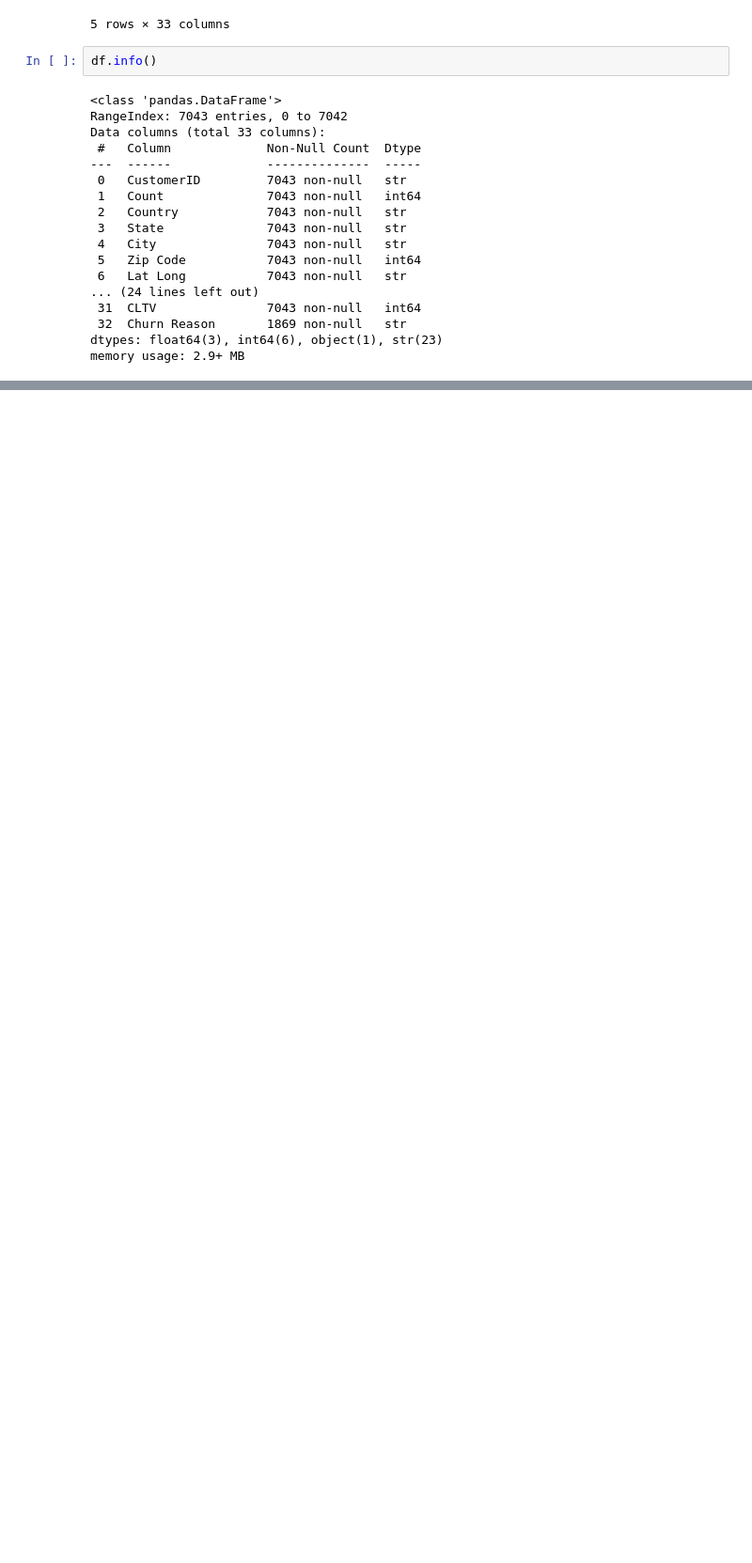
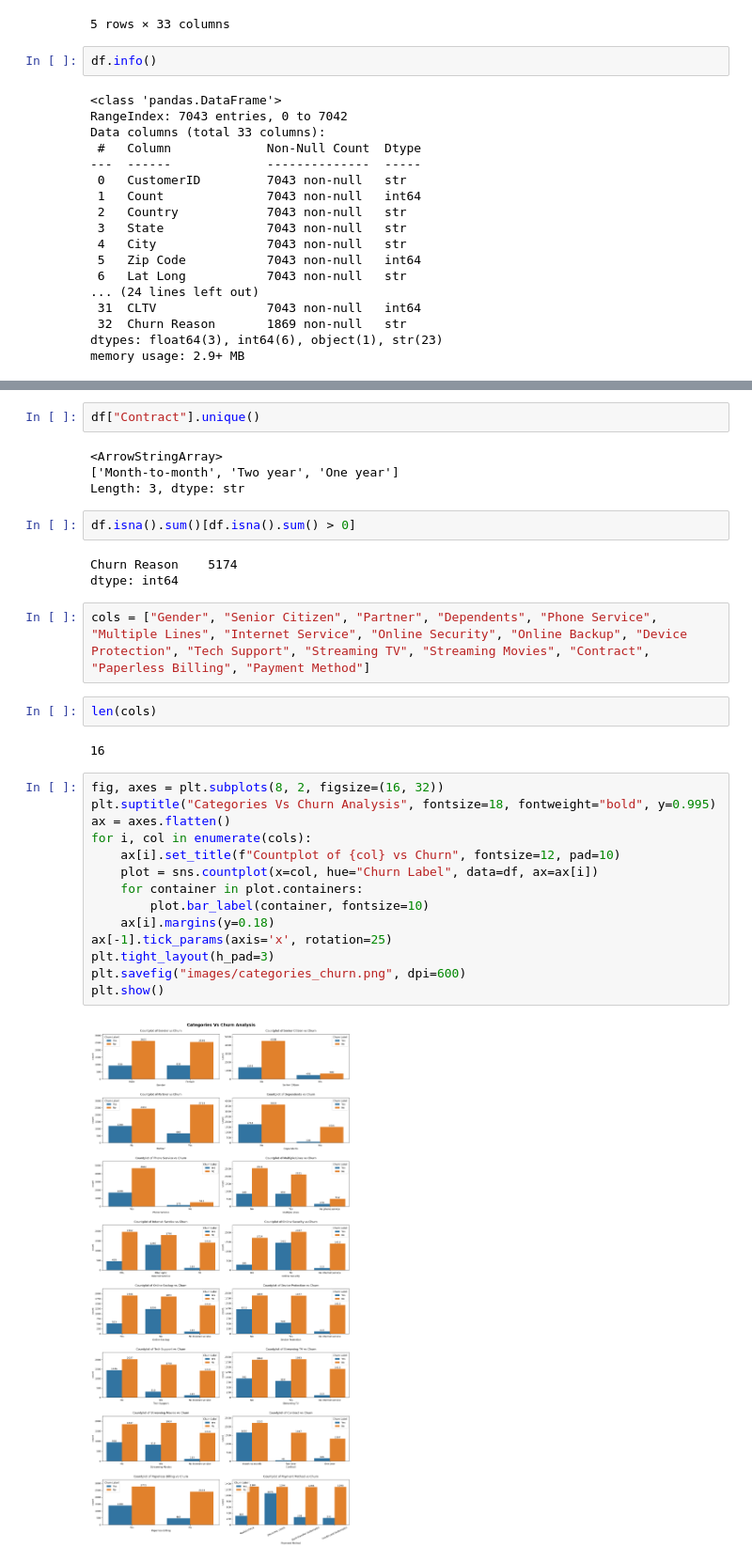
Before and after one commit to YugamdeepGoyal/exp_learning_telco_churn, a Jupyter notebook: eda.ipynb, the cells around one changed output, grey strips where cells are left out. Shown at 94% size. Saved outputs shown, nothing was run; the diff lists cells and outputs as text; blank space fills up the shorter version.

```diff
--- a/eda.ipynb
+++ b/eda.ipynb
@@ -50,0 +87,33 @@ df.describe()
+# %%
+df["Contract"].unique()
+# %% [output]
+<ArrowStringArray>
+['Month-to-month', 'Two year', 'One year']
+Length: 3, dtype: str
+# %%
+df.isna().sum()[df.isna().sum() > 0]
+# %% [output]
+Churn Reason    5174
+dtype: int64
+# %%
+cols = ["Gender", "Senior Citizen", "Partner", "Dependents", "Phone Service", "Multiple Lines", "Internet Service", "Online Security", "Online Backup", "Device Protection", "Tech Support", "Streaming TV", "Streaming Movies", "Contract", "Paperless Billing", "Payment Method"]
+# %%
+len(cols)
+# %% [output]
+16
+# %%
+fig, axes = plt.subplots(8, 2, figsize=(16, 32))
+plt.suptitle("Categories Vs Churn Analysis", fontsize=18, fontweight="bold", y=0.995)
+ax = axes.flatten()
+for i, col in enumerate(cols):
+    ax[i].set_title(f"Countplot of {col} vs Churn", fontsize=12, pad=10)
+    plot = sns.countplot(x=col, hue="Churn Label", data=df, ax=ax[i])
+    for container in plot.containers:
+        plot.bar_label(container, fontsize=10)
+    ax[i].margins(y=0.18)
+ax[-1].tick_params(axis='x', rotation=25)
+plt.tight_layout(h_pad=3)
+plt.savefig("images/categories_churn.png", dpi=600)
+plt.show()
+# %% [output]
+[figure, added]
```
Also changed, not shown: parts of 4 cells of this notebook, 1 other file.
